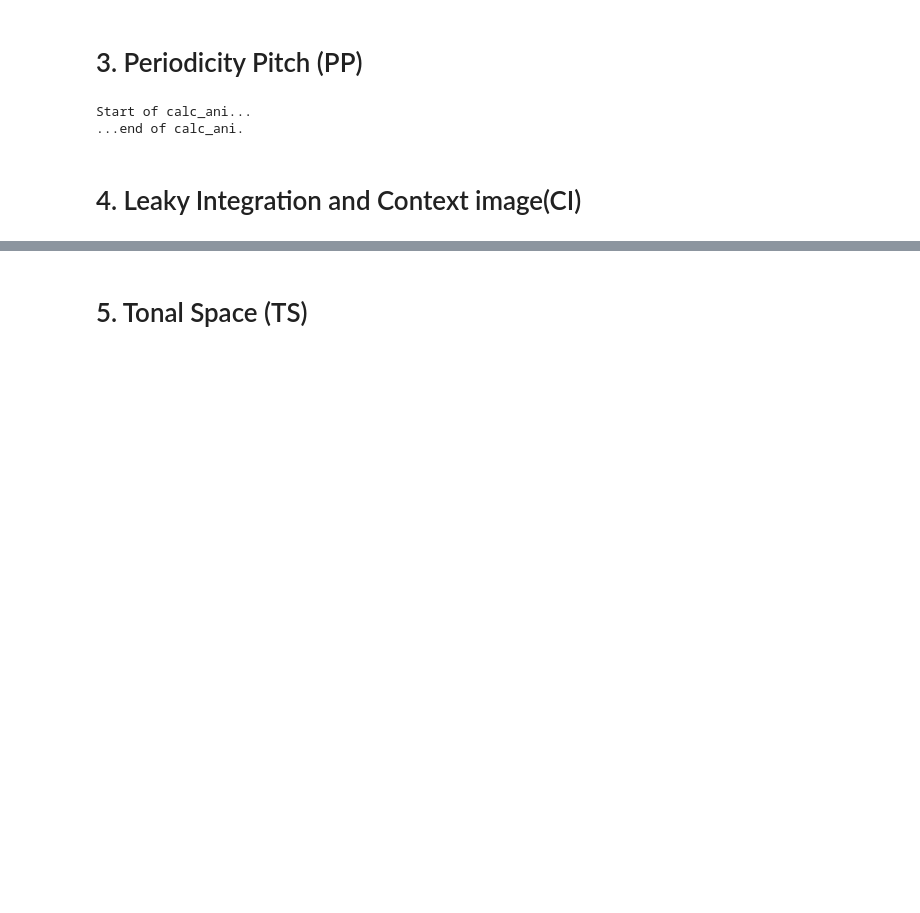
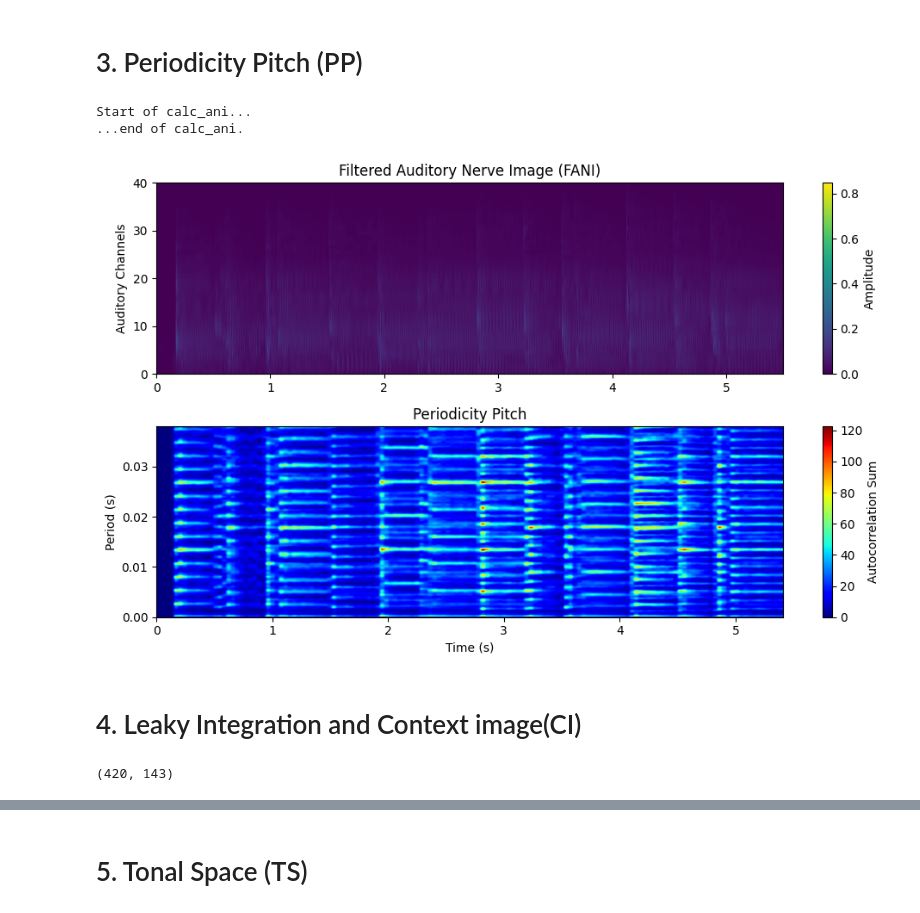
Before and after one commit to t1dewang/jlmt_python, a Jupyter notebook: notebook/pipeline.ipynb, the cells around one changed output, grey strips where cells are left out. Saved outputs shown, nothing was run; the diff lists cells and outputs as text; code cells hidden in the pictures; blank space fills up the shorter version.

```diff
--- a/notebook/pipeline.ipynb
+++ b/notebook/pipeline.ipynb
@@ -320,7 +326,7 @@ plot_multi_channel(
 # %%
 # Input the ANI
 def calc_ani(
-    temp_path = ".\test_sound\temp_file",
+    temp_path = "./test_sound/temp_file",
     downsampling_factor=1,
     num_channels=40,
     new_sample_freq = 22050
@@ -350,7 +356,7 @@ def calc_ani(
     return out_ani, out_ani_freq, out_filter_freqs
 # %%
 ani, ani_fs, freqs = calc_ani(
-    temp_path = r".\test_sound\temp_file",
+    temp_path = r"./test_sound/temp_file",
     downsampling_factor=1,
     num_channels=40,
     new_sample_freq = 22050
@@ -361,2 +502,35 @@ Start of calc_ani...
+# %%
+import matplotlib.pyplot as plt
+
+def plot_pp_results(fani, ani_fs, out_signal, out_sample_freq, out_periods):
+    plt.figure(figsize=(10, 6))
+
+    # Figure FANI
+    plt.subplot(2, 1, 1)
+    t = np.arange(fani.shape[1]) / ani_fs
+    plt.imshow(fani, aspect='auto', origin='lower',
+               extent=[t[0], t[-1], 0, fani.shape[0]])
+    plt.colorbar(label="Amplitude")
+    plt.ylabel("Auditory Channels")
+    plt.title("Filtered Auditory Nerve Image (FANI)")
+
+    # Figure PP
+    plt.subplot(2, 1, 2)
+    t2 = np.arange(out_signal.shape[1]) / out_sample_freq
+    plt.imshow(out_signal, aspect='auto', origin='lower',
+               extent=[t2[0], t2[-1], out_periods[0], out_periods[-1]],cmap='jet')
+    plt.colorbar(label="Autocorrelation Sum")
+    plt.xlabel("Time (s)")
+    plt.ylabel("Period (s)")
+    plt.title("Periodicity Pitch")
+
+    plt.tight_layout()
+    plt.show()
+# %%
+pp, out_fs, out_periods, fani, delay = calc_pp(ani, ani_fs)
+final_pp = apply_attenuation(pp, atten_type='ipem_squash_hf')
+plot_pp_results(fani, ani_fs, final_pp, out_fs, out_periods)
+# %% [output]
+[figure, added]
 # %% [markdown]
 # 4. Leaky Integration and Context image(CI)
@@ -362,0 +576,4 @@ Start of calc_ani...
+# %%
+print(li.shape)
+# %% [output]
+(420, 143)
```
Also changed, not shown: parts of 13 cells of this notebook, 9 other files.
